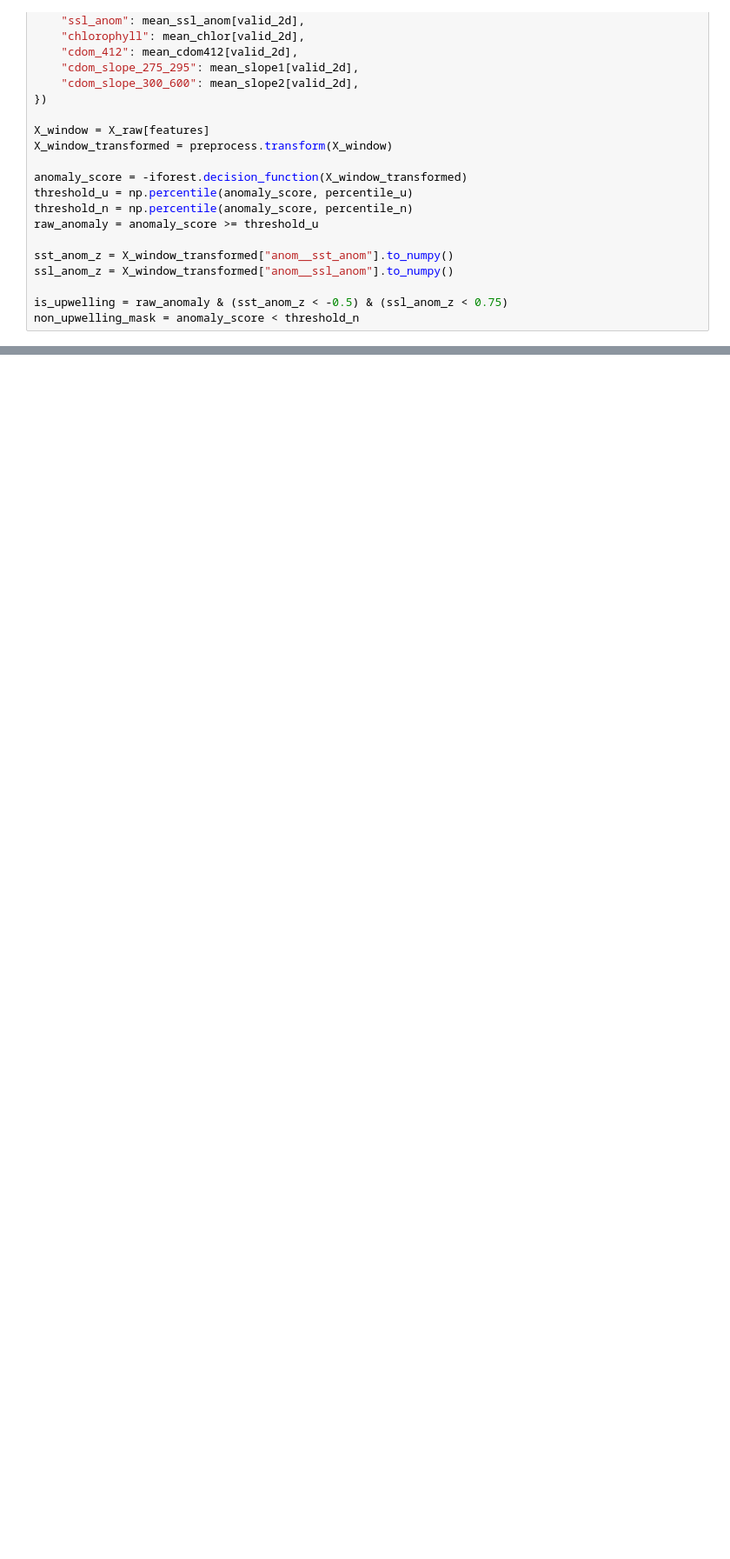
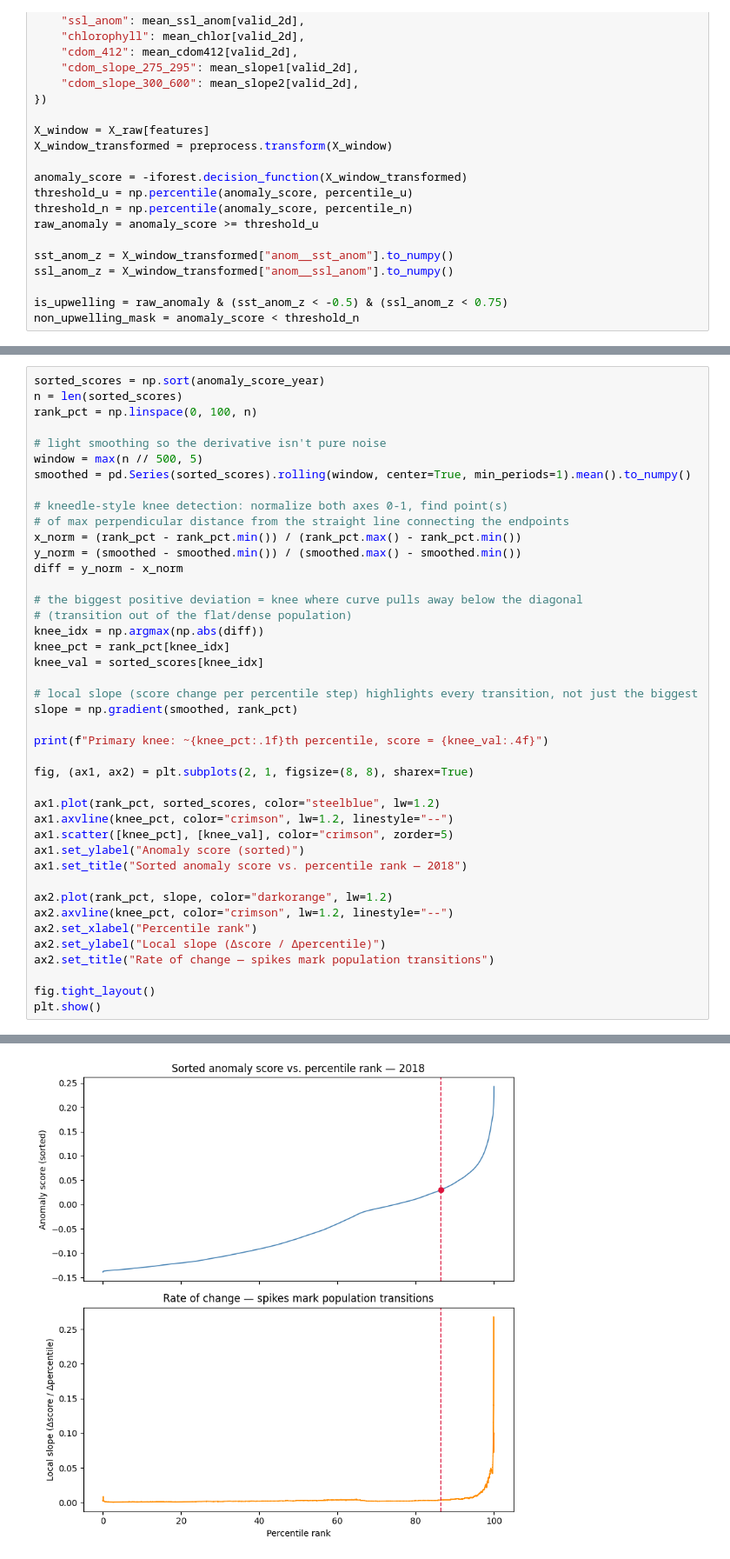
Before and after one commit to makaip/nasa-murep, a Jupyter notebook: yucatan/experiments/isolation_forest/buffer.ipynb, the cells around one changed output, grey strips where cells are left out. Shown at 87% size. Drawn from its saved outputs; the diff is of its cells as text; blank space fills up the shorter version.

```diff
--- a/yucatan/experiments/isolation_forest/buffer.ipynb
+++ b/yucatan/experiments/isolation_forest/buffer.ipynb
@@ -147,0 +209,43 @@ CDOM slope 300-600     | Upwelling:   0.0213 | Non-Anomaly:   0.0226 | Ratio:
+# %%
+sorted_scores = np.sort(anomaly_score_year)
+n = len(sorted_scores)
+rank_pct = np.linspace(0, 100, n)
+
+# light smoothing so the derivative isn't pure noise
+window = max(n // 500, 5)
+smoothed = pd.Series(sorted_scores).rolling(window, center=True, min_periods=1).mean().to_numpy()
+
+# kneedle-style knee detection: normalize both axes 0-1, find point(s)
+# of max perpendicular distance from the straight line connecting the endpoints
+x_norm = (rank_pct - rank_pct.min()) / (rank_pct.max() - rank_pct.min())
+y_norm = (smoothed - smoothed.min()) / (smoothed.max() - smoothed.min())
+diff = y_norm - x_norm
+
+# the biggest positive deviation = knee where curve pulls away below the diagonal
+# (transition out of the flat/dense population)
+knee_idx = np.argmax(np.abs(diff))
+knee_pct = rank_pct[knee_idx]
+knee_val = sorted_scores[knee_idx]
+
+# local slope (score change per percentile step) highlights every transition, not just the biggest
+slope = np.gradient(smoothed, rank_pct)
+
+print(f"Primary knee: ~{knee_pct:.1f}th percentile, score = {knee_val:.4f}")
+
+fig, (ax1, ax2) = plt.subplots(2, 1, figsize=(8, 8), sharex=True)
+
+ax1.plot(rank_pct, sorted_scores, color="steelblue", lw=1.2)
+ax1.axvline(knee_pct, color="crimson", lw=1.2, linestyle="--")
+ax1.scatter([knee_pct], [knee_val], color="crimson", zorder=5)
+ax1.set_ylabel("Anomaly score (sorted)")
+ax1.set_title("Sorted anomaly score vs. percentile rank — 2018")
+
+ax2.plot(rank_pct, slope, color="darkorange", lw=1.2)
+ax2.axvline(knee_pct, color="crimson", lw=1.2, linestyle="--")
+ax2.set_xlabel("Percentile rank")
+ax2.set_ylabel("Local slope (Δscore / Δpercentile)")
+ax2.set_title("Rate of change — spikes mark population transitions")
+
+fig.tight_layout()
+plt.show()
+# %% [output]
@@ -147,0 +253 @@ CDOM slope 300-600     | Upwelling:   0.0213 | Non-Anomaly:   0.0226 | Ratio:
+[figure, added]
```
Also changed, not shown: parts of 12 cells of this notebook, 8 other files.
